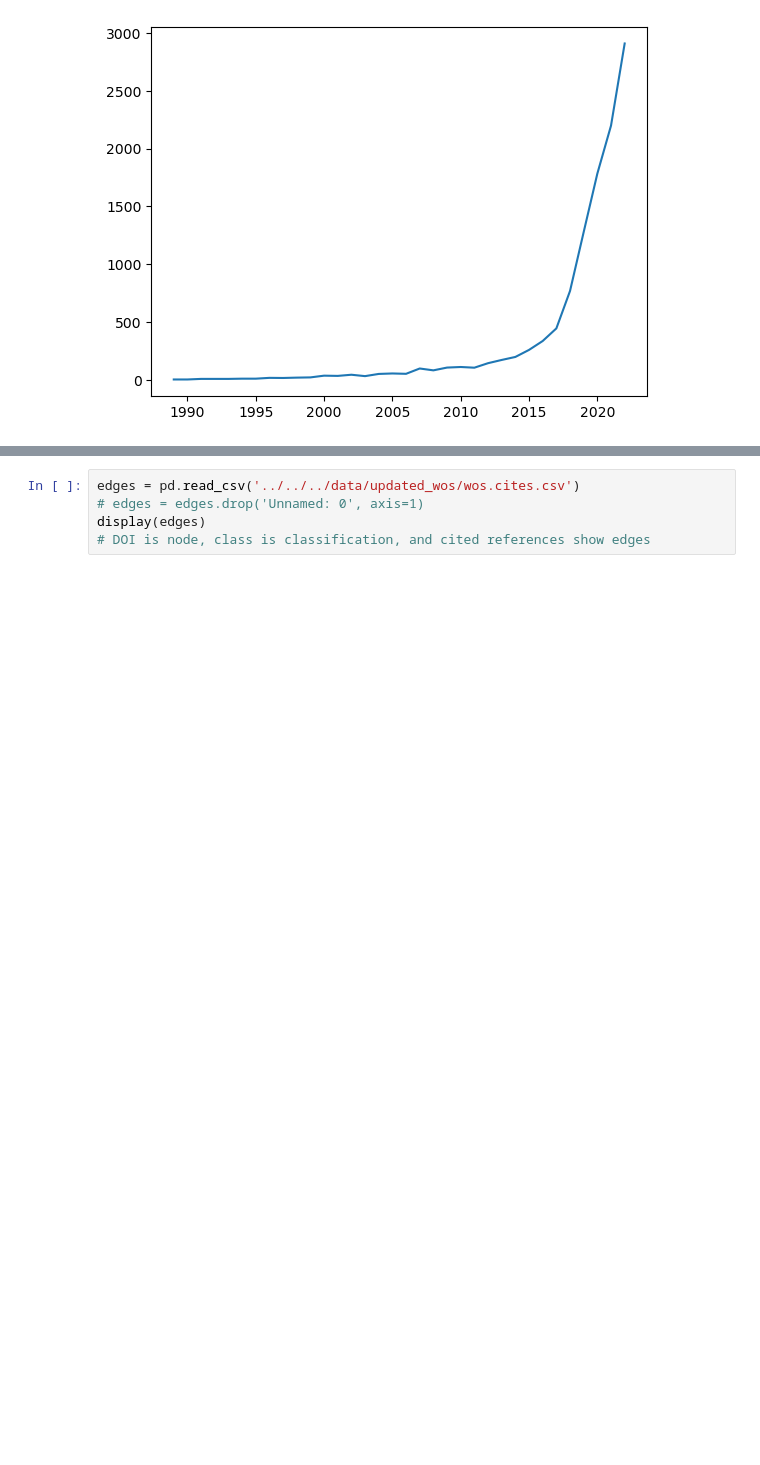
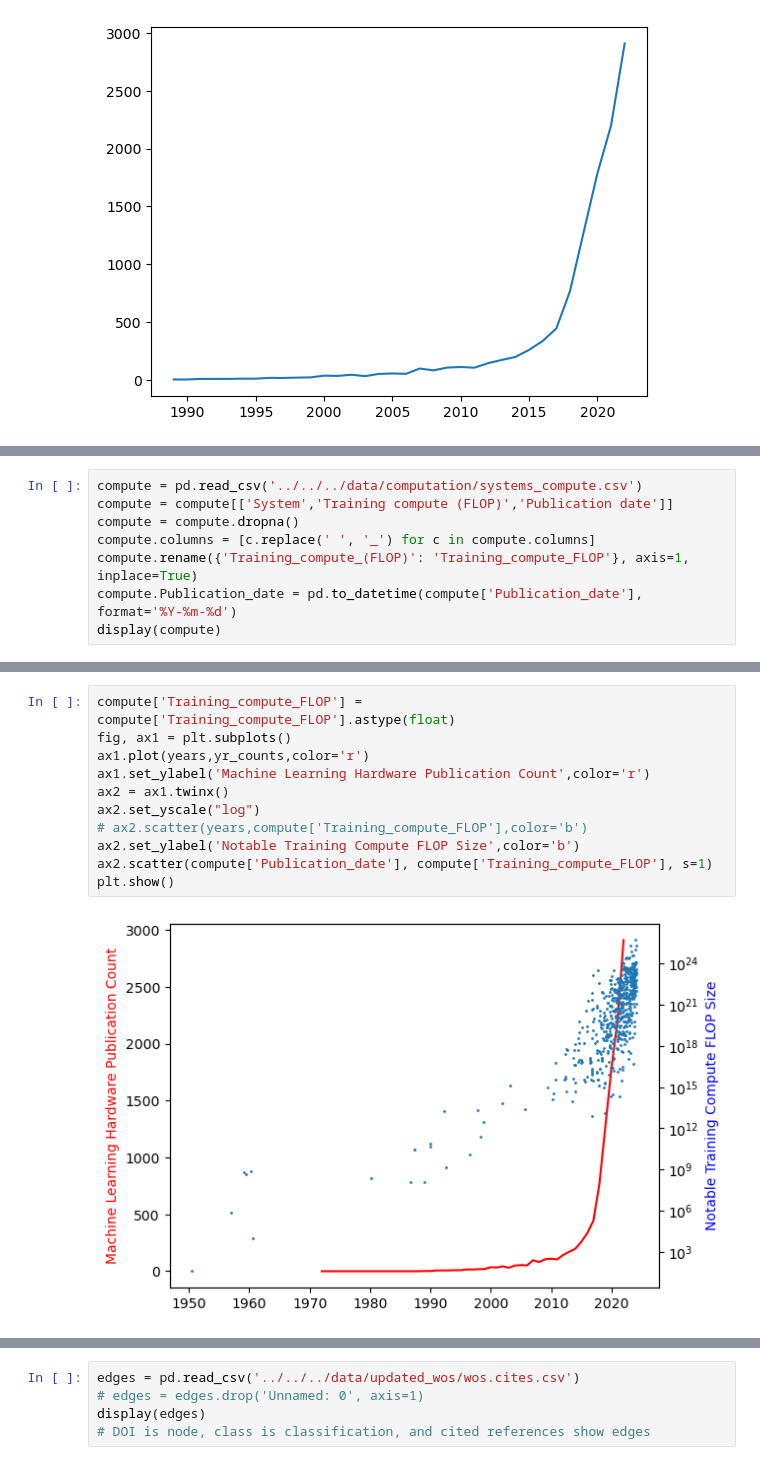
Before and after one commit to rreece15/Collaborative-Networks-In-Machine-Learning, a Jupyter notebook: Riherd_Chiu_project_code/model/wos/custom_class_updated2.ipynb, the cells around one changed output, grey strips where cells are left out. Saved outputs shown, nothing was run; the diff lists cells and outputs as text; blank space fills up the shorter version.

```diff
--- a/Riherd_Chiu_project_code/model/wos/custom_class_updated2.ipynb
+++ b/Riherd_Chiu_project_code/model/wos/custom_class_updated2.ipynb
@@ -47,0 +123,8 @@ plt.plot(yr_counts)
+# %%
+compute = pd.read_csv('../../../data/computation/systems_compute.csv')
+compute = compute[['System','Training compute (FLOP)','Publication date']]
+compute = compute.dropna()
+compute.columns = [c.replace(' ', '_') for c in compute.columns]
+compute.rename({'Training_compute_(FLOP)': 'Training_compute_FLOP'}, axis=1, inplace=True)
+compute.Publication_date = pd.to_datetime(compute['Publication_date'], format='%Y-%m-%d')
+display(compute)
@@ -47,0 +145,13 @@ plt.plot(yr_counts)
+# %%
+compute['Training_compute_FLOP'] = compute['Training_compute_FLOP'].astype(float)
+fig, ax1 = plt.subplots()
+ax1.plot(years,yr_counts,color='r')
+ax1.set_ylabel('Machine Learning Hardware Publication Count',color='r')
+ax2 = ax1.twinx()
+ax2.set_yscale("log")
+# ax2.scatter(years,compute['Training_compute_FLOP'],color='b')
+ax2.set_ylabel('Notable Training Compute FLOP Size',color='b')
+ax2.scatter(compute['Publication_date'], compute['Training_compute_FLOP'], s=1)
+plt.show()
+# %% [output]
+[figure, added]
```
Also changed, not shown: parts of 6 cells of this notebook.
